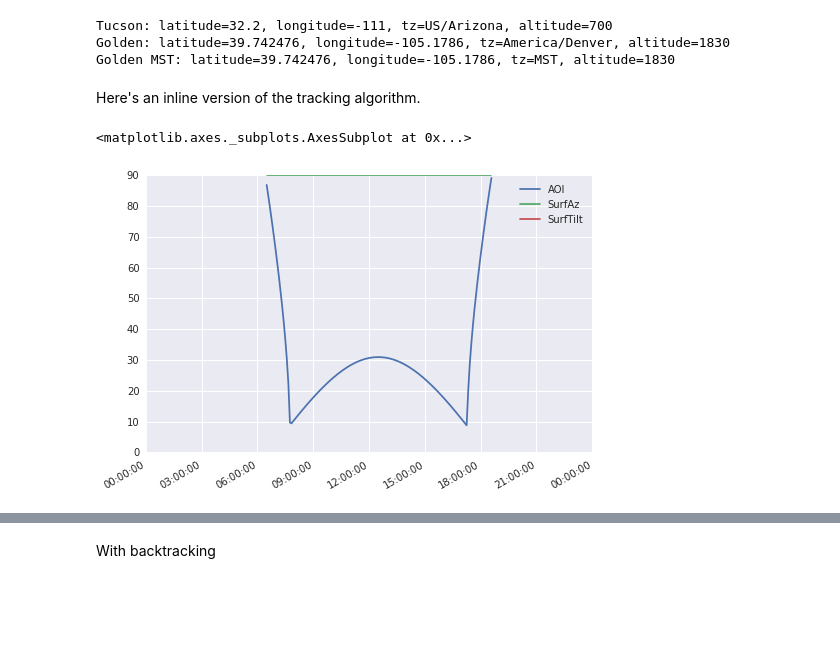
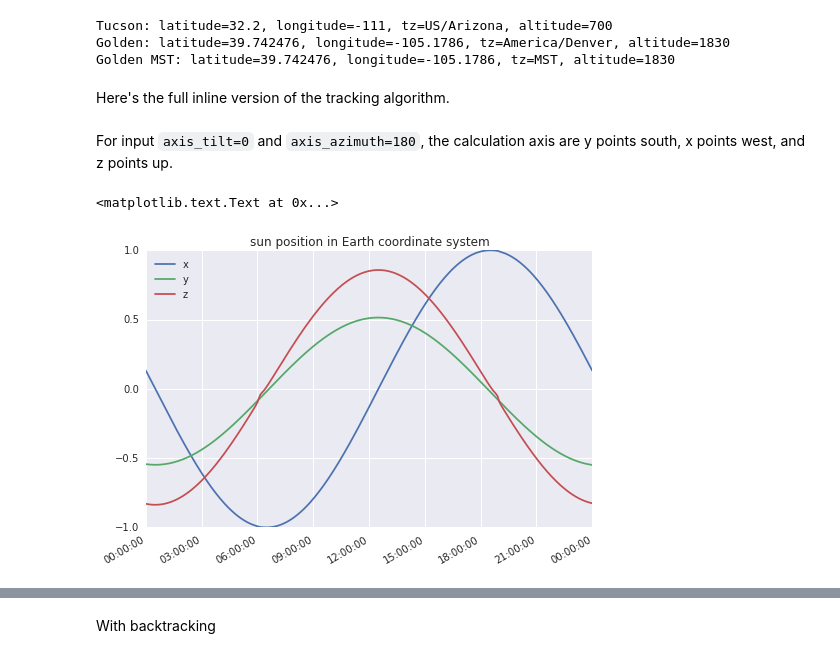
Before and after one commit to pvlib/pvlib-python, a Jupyter notebook: docs/tutorials/tracking.ipynb, the cells around one changed output, grey strips where cells are left out. Saved outputs shown, nothing was run; the diff lists cells and outputs as text; code cells hidden in the pictures; blank space fills up the shorter version.

```diff
--- a/docs/tutorials/tracking.ipynb
+++ b/docs/tutorials/tracking.ipynb
@@ -40,7 +40,7 @@ times_loc = times.tz_localize(tus.pytz)
 # %%
 pyephemout = pvlib.solarposition.pyephem(times, tus)
 # %% [markdown]
-Here's an inline version of the tracking algorithm.
+Here's the full inline version of the tracking algorithm.
 # %%
 SunAz = pyephemout['apparent_azimuth']
 SunZen = pyephemout['apparent_zenith']
@@ -191,8 +178,30 @@ df_out = pd.DataFrame({'AOI':AOI,
                       index=times)
 
 df_out[SunZen > 90] = np.nan
-# %%
-df_out.plot()
-# %% [output]
-<matplotlib.axes._subplots.AxesSubplot at 0x...>
-[figure, removed]
+# %%
+SunAz = pyephemout['apparent_azimuth']
+SunZen = pyephemout['apparent_zenith']
+AxisTilt = 0
+AxisAzimuth = 180
+Latitude = 32
+MaxAngle = 90
+Backtrack = True
+GCR = 2.0/7.0
+
+times = SunAz.index
+# %% [markdown]
+For input ``axis_tilt=0`` and ``axis_azimuth=180``, the calculation axis are y points south, x points west, and z points up.
+# %%
+Az = SunAz - 180
+El = 90 - SunZen
+x = cosd(El) * sind(Az)
+y = cosd(El) * cosd(Az)
+z = sind(El)
+
+earth_coords = pd.DataFrame({'x':x,'y':y,'z':z})
+
+earth_coords.plot()
+plt.title('sun position in Earth coordinate system')
+# %% [output]
+<matplotlib.text.Text at 0x...>
+[figure, added]
```
Also changed, not shown: parts of 43 cells of this notebook, 1 other file.
